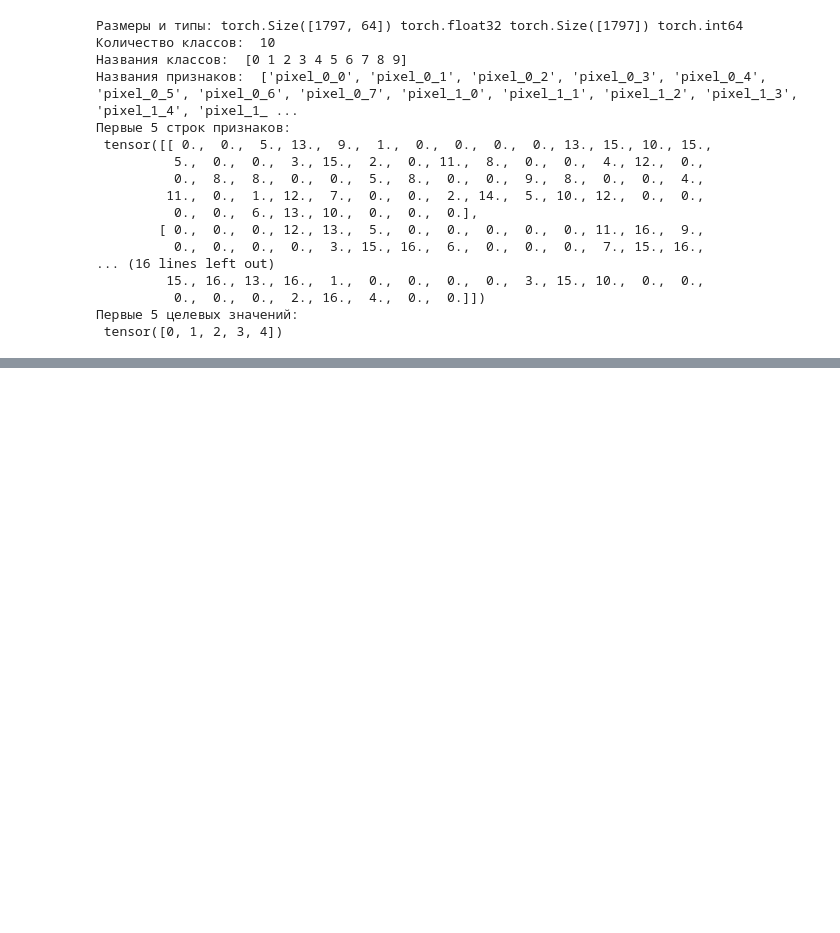
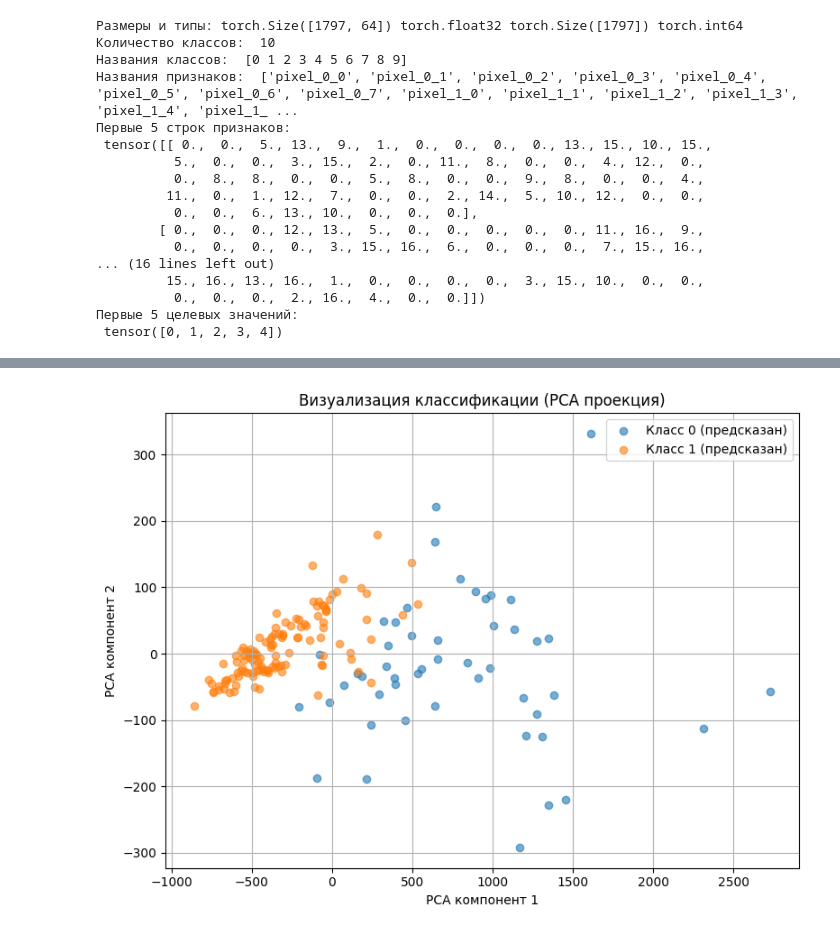
Before and after one commit to FastBackendML/FastBackendML, a Jupyter notebook: Neural_Networks.ipynb, the cells around one changed output, grey strips where cells are left out. Drawn from its saved outputs; the diff is of its cells as text; code cells hidden in the pictures; blank space fills up the shorter version.

```diff
--- a/Neural_Networks.ipynb
+++ b/Neural_Networks.ipynb
@@ -2008,0 +2042,87 @@ with torch.no_grad():
+# %%
+# Повторная инициализация среды после сброса состояния
+
+import torch
+import torch.nn as nn
+import torch.optim as optim
+import torch.utils.data as data
+import matplotlib.pyplot as plt
+from sklearn.datasets import load_breast_cancer
+from sklearn.decomposition import PCA
+
+# Загрузка и подготовка данных
+data_bc = load_breast_cancer()
+_global_var_data_x = torch.tensor(data_bc.data, dtype=torch.float32)
+_global_var_target = torch.tensor(data_bc.target, dtype=torch.int64)
+
+# Модель
+class Model_NN(nn.Module):
+    def __init__(self):
+        super().__init__()
+        self.layer1 = nn.Linear(30, 32, bias=False)
+        self.layer2 = nn.Linear(32, 20, bias=False)
+        self.layer3 = nn.Linear(20, 1)
+        self.bn1 = nn.BatchNorm1d(32)
+        self.bn2 = nn.BatchNorm1d(20)
+
+    def forward(self, x):
+        x = self.layer1(x)
+        x = nn.functional.relu(x)
+        x = self.bn1(x)
+        x = self.layer2(x)
+        x = nn.functional.relu(x)
+        x = self.bn2(x)
+        x = self.layer3(x)
+        return x
+
+# Обучение модели
+model = Model_NN()
+ds = data.TensorDataset(_global_var_data_x, _global_var_target.float())
+d_train, d_test = data.random_split(ds, [0.7, 0.3])
+train_data = data.DataLoader(d_train, batch_size=16, shuffle=True)
+test_data = data.DataLoader(d_test, batch_size=len(d_test), shuffle=False)
+
+optimizer = optim.Adam(params=model.parameters(), lr=0.01)
+loss_func = nn.BCEWithLogitsLoss()
+epochs = 16
+
+for _ in range(epochs):
+    model.train()
+    for data_x, data_y in train_data:
+        predict = model(data_x)
+        loss = loss_func(predict.squeeze(1), data_y)
+        optimizer.zero_grad()
+        loss.backward()
+        optimizer.step()
+
+# Визуализация результатов с использованием PCA
+model.eval()
+with torch.no_grad():
+    for x_val, y_val in test_data:
+        logits = model(x_val)
+        probs = torch.sigmoid(logits).squeeze().numpy()
+        preds = (probs > 0.5).astype(int)
+        true = y_val.numpy()
+
+        # PCA для проекции данных на 2D
+        pca = PCA(n_components=2)
+        X_pca = pca.fit_transform(x_val.numpy())
+
+# Построение графика
+plt.figure(figsize=(8, 6))
+for label in [0, 1]:
+    plt.scatter(
+        X_pca[preds == label, 0],
+        X_pca[preds == label, 1],
+        label=f'Класс {label} (предсказан)',
+        alpha=0.6
+    )
+plt.title('Визуализация классификации (PCA проекция)')
+plt.xlabel('PCA компонент 1')
+plt.ylabel('PCA компонент 2')
+plt.legend()
+plt.grid(True)
+plt.tight_layout()
+plt.show()
+# %% [output]
+[figure, added]
```
Also changed, not shown: parts of 25 cells of this notebook.
